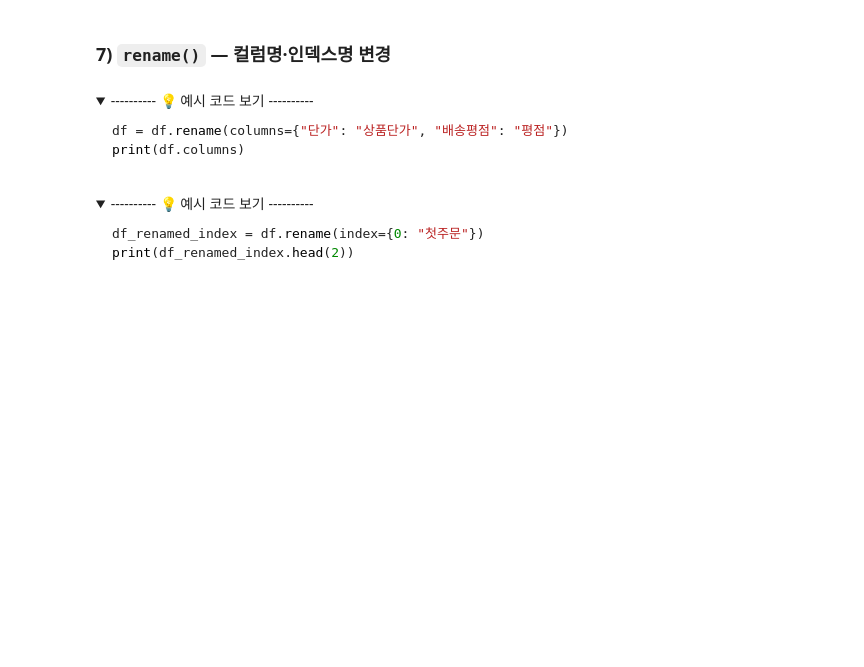
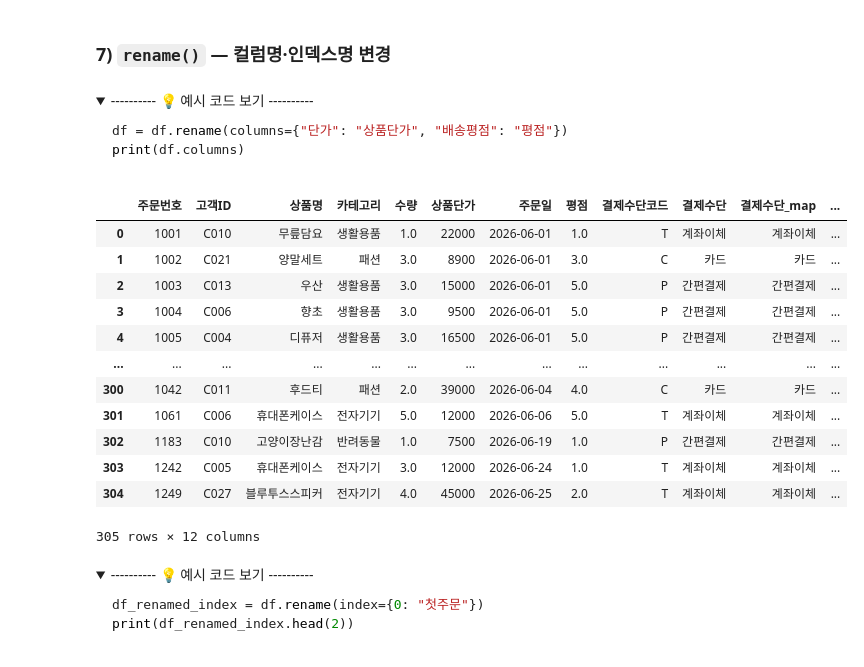
Before and after one commit to qnrPwjd/EST_AI_Challengers_Code, a Jupyter notebook: Week2/CH09_데이터전처리.ipynb, the cells around one changed output. Saved outputs shown, nothing was run; the diff lists cells and outputs as text; code cells hidden in the pictures; folded sections open; blank space fills up the shorter version.

```diff
--- a/Week2/CH09_데이터전처리.ipynb
+++ b/Week2/CH09_데이터전처리.ipynb
@@ -1497,7 +1497,9 @@ print(df[["결제수단코드", "결제수단_map"]].head())
 # 방법1 (변수에 먼저 저장)
 pay_map = {"C": "카드", "T": "계좌이체", "P": "간편결제"}
 
-
-
+df['결제수단_map'] = df['결제수단코드'].map(pay_map)
+print(df[['결제수단코드', '결제수단_map']].head())
 
 # 방법2 (바로 작성)
+
+df['결제수단_map'] = df['결제수단코드'].map({"C": "카드", "T": "계좌이체", "P": "간편결제"})
@@ -1515,3 +1524,6 @@ print(df["결제수단코드_소문자"].head())
 # %%
 # map()에 함수를 전달할 수도 있음
 # 단, lambda는 조건 하나인 경우에만 사용
+df['결제수단코드_소문자'] = df['결제수단코드'].map(lambda x : x.lower())
+
+df.head()
@@ -1529,6 +1548,22 @@ print(df.columns)
 </details>
 # %%
 # 코드 입력
+df = df.rename(columns = {'단가' : '상품단가', '배송평점' : '평점'})
+df
+# %% [output]
+|  | 주문번호 | 고객ID | 상품명 | 카테고리 | 수량 | 상품단가 | 주문일 | 평점 | 결제수단코드 | 결제수단 | 결제수단_map | ... |
+| 0 | 1001 | C010 | 무릎담요 | 생활용품 | 1.0 | 22000 | 2026-06-01 | 1.0 | T | 계좌이체 | 계좌이체 | ... |
+| 1 | 1002 | C021 | 양말세트 | 패션 | 3.0 | 8900 | 2026-06-01 | 3.0 | C | 카드 | 카드 | ... |
+| 2 | 1003 | C013 | 우산 | 생활용품 | 3.0 | 15000 | 2026-06-01 | 5.0 | P | 간편결제 | 간편결제 | ... |
+| 3 | 1004 | C006 | 향초 | 생활용품 | 3.0 | 9500 | 2026-06-01 | 5.0 | P | 간편결제 | 간편결제 | ... |
+| 4 | 1005 | C004 | 디퓨저 | 생활용품 | 3.0 | 16500 | 2026-06-01 | 5.0 | P | 간편결제 | 간편결제 | ... |
+| ... | ... | ... | ... | ... | ... | ... | ... | ... | ... | ... | ... | ... |
+| 300 | 1042 | C011 | 후드티 | 패션 | 2.0 | 39000 | 2026-06-04 | 4.0 | C | 카드 | 카드 | ... |
+| 301 | 1061 | C006 | 휴대폰케이스 | 전자기기 | 5.0 | 12000 | 2026-06-06 | 5.0 | T | 계좌이체 | 계좌이체 | ... |
+| 302 | 1183 | C010 | 고양이장난감 | 반려동물 | 1.0 | 7500 | 2026-06-19 | 1.0 | P | 간편결제 | 간편결제 | ... |
+| 303 | 1242 | C005 | 휴대폰케이스 | 전자기기 | 3.0 | 12000 | 2026-06-24 | 1.0 | T | 계좌이체 | 계좌이체 | ... |
+| 304 | 1249 | C027 | 블루투스스피커 | 전자기기 | 4.0 | 45000 | 2026-06-25 | 2.0 | T | 계좌이체 | 계좌이체 | ... |
+305 rows × 12 columns
 # %% [markdown]
 <details>
 <summary> ---------- 💡 예시 코드 보기 ---------- </summary>
```
Also changed, not shown: parts of 19 cells of this notebook.
